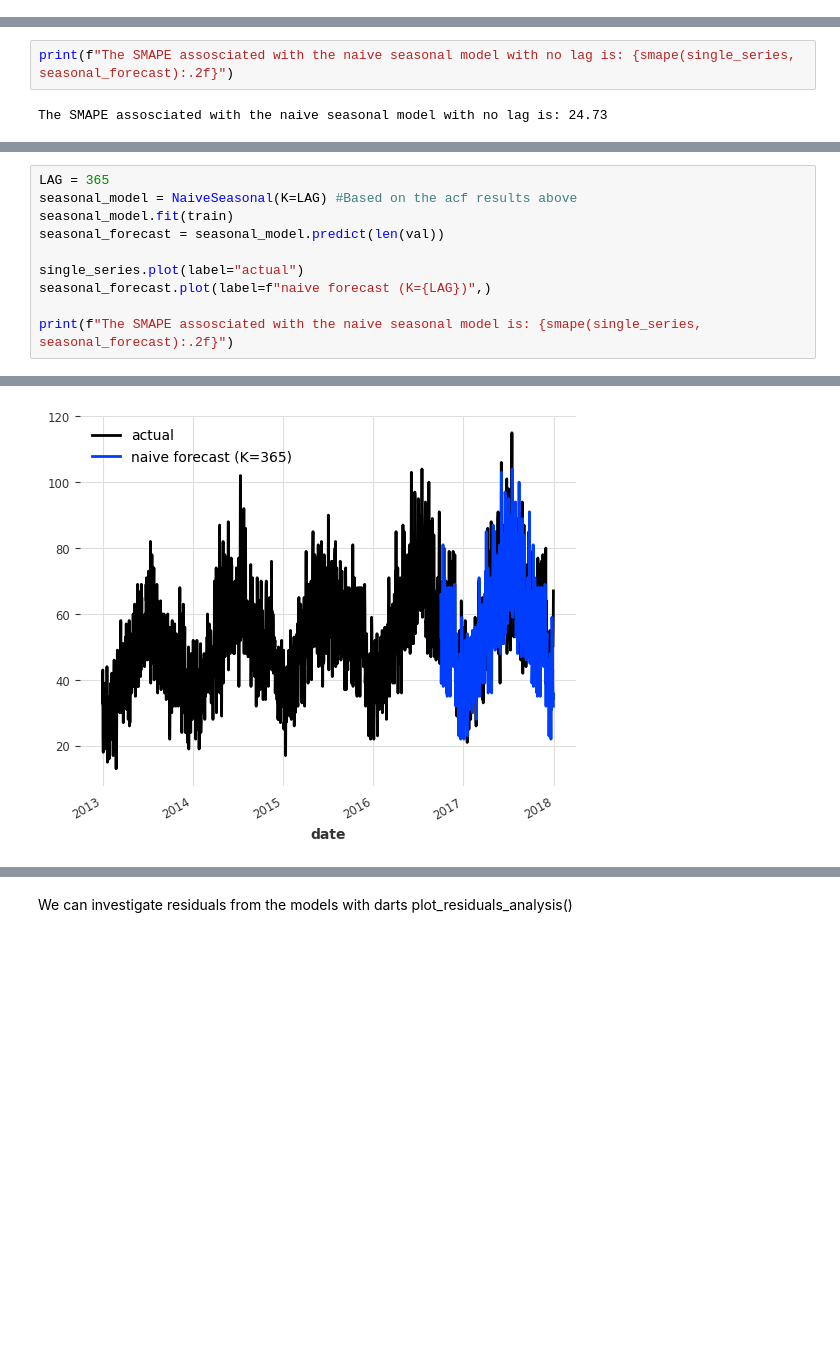
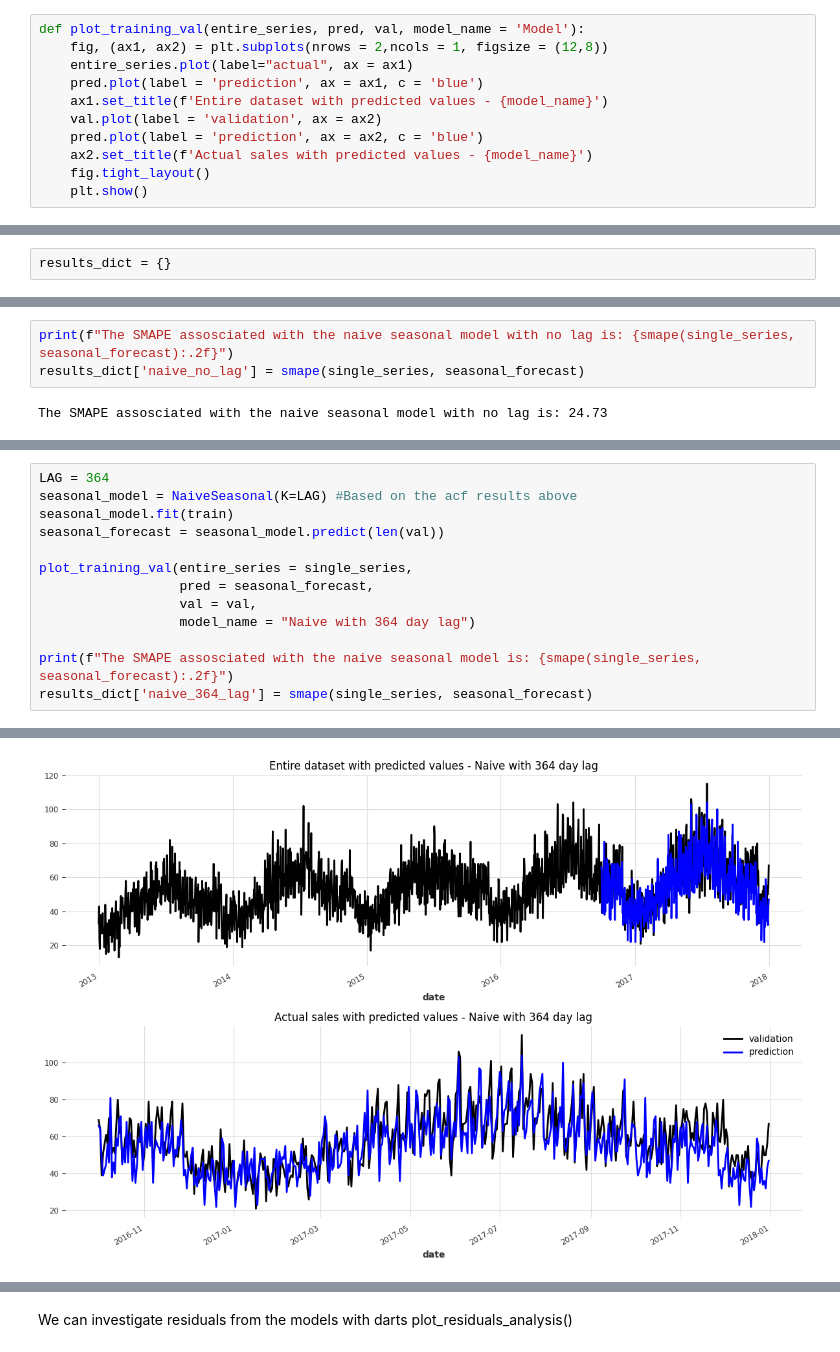
Before and after one commit to jmoro0408/Sales-Forecasting, a Jupyter notebook: notebooks/2.0 - Darts Modelling.ipynb, the cells around one changed output, grey strips where cells are left out. Cells and saved outputs as stored; diff of their text form; blank space fills up the shorter version.

```diff
--- a/notebooks/2.0 - Darts Modelling.ipynb
+++ b/notebooks/2.0 - Darts Modelling.ipynb
@@ -14,3 +16,14 @@ from pytorch_lightning.callbacks import EarlyStopping
+# %%
+def plot_training_val(entire_series, pred, val, model_name = 'Model'):
+    fig, (ax1, ax2) = plt.subplots(nrows = 2,ncols = 1, figsize = (12,8))
+    entire_series.plot(label="actual", ax = ax1)
+    pred.plot(label = 'prediction', ax = ax1, c = 'blue')
+    ax1.set_title(f'Entire dataset with predicted values - {model_name}')
+    val.plot(label = 'validation', ax = ax2)
+    pred.plot(label = 'prediction', ax = ax2, c = 'blue')
+    ax2.set_title(f'Actual sales with predicted values - {model_name}')
+    fig.tight_layout()
+    plt.show()
 # %% [markdown]
 # Data Injestion
 # %%
@@ -139,3 +177,5 @@ val.plot(label="validation")
+# %%
+results_dict = {}
 # %% [markdown]
 First we'll test a naive seasonal model.
 This is useful to get an idea of the bare minimum accuracy that one could expect. For example, the NaiveSeasonal(K) model always “repeats” the value that occured K time steps ago.
@@ -155,5 +199,6 @@ seasonal_forecast.plot(label=f"naive forecast (K={LAG})",)
 For this basic model I'm going to use symmetric Mean Absolute Percentage Error (SMAPE), as this is the metric used in the original kaggle competition.
 # %%
 print(f"The SMAPE assosciated with the naive seasonal model with no lag is: {smape(single_series, seasonal_forecast):.2f}")
+results_dict['naive_no_lag'] = smape(single_series, seasonal_forecast)
 # %% [output]
 The SMAPE assosciated with the naive seasonal model with no lag is: 24.73
@@ -162,11 +211,14 @@ Let's try another seasonal naive model with a yearly lag.
 # %%
-LAG = 365
+LAG = 364
 seasonal_model = NaiveSeasonal(K=LAG) #Based on the acf results above
 seasonal_model.fit(train)
 seasonal_forecast = seasonal_model.predict(len(val))
 
-single_series.plot(label="actual")
-seasonal_forecast.plot(label=f"naive forecast (K={LAG})",)
+plot_training_val(entire_series = single_series,
+                  pred = seasonal_forecast,
+                  val = val,
+                  model_name = "Naive with 364 day lag")
 
 print(f"The SMAPE assosciated with the naive seasonal model is: {smape(single_series, seasonal_forecast):.2f}")
+results_dict['naive_364_lag'] = smape(single_series, seasonal_forecast)
 # %% [output]
@@ -174 +227 @@ The SMAPE assosciated with the naive seasonal model is: 22.35
-[figure, old version]
+[figure, new version]
```
Also changed, not shown: parts of 48 cells of this notebook.
